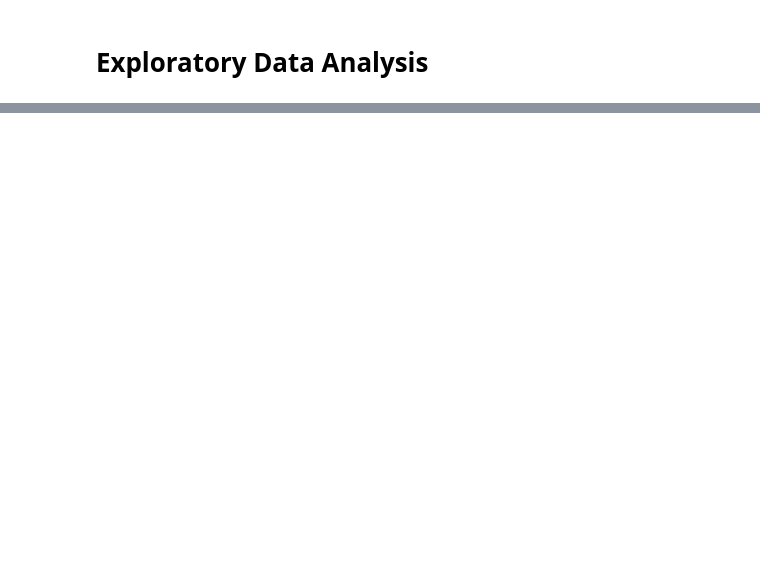
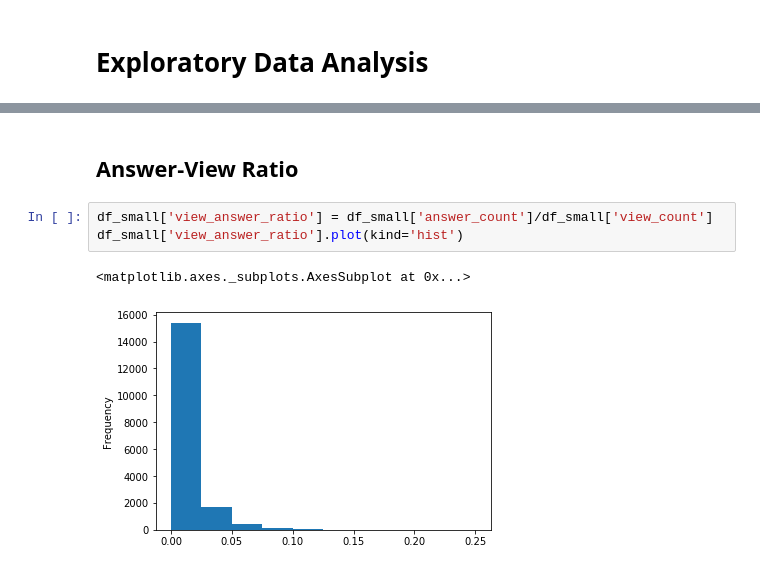
Before and after one commit to tarrade/proj_NLP_text_classification_with_GCP, a Jupyter notebook: notebook/01-Exploration-BigQuery-Prinz.ipynb, the cells around one changed output, grey strips where cells are left out. Drawn from its saved outputs; the diff is of its cells as text; blank space fills up the shorter version.

```diff
--- a/notebook/01-Exploration-BigQuery-Prinz.ipynb
+++ b/notebook/01-Exploration-BigQuery-Prinz.ipynb
@@ -448,0 +442,8 @@ df.shape[0]
+# %% [markdown]
+## Answer-View Ratio
+# %%
+df_small['view_answer_ratio'] = df_small['answer_count']/df_small['view_count']
+df_small['view_answer_ratio'].plot(kind='hist')
+# %% [output]
+<matplotlib.axes._subplots.AxesSubplot at 0x...>
+[figure, added]
```
Also changed, not shown: parts of 10 cells of this notebook, 2 other files.
